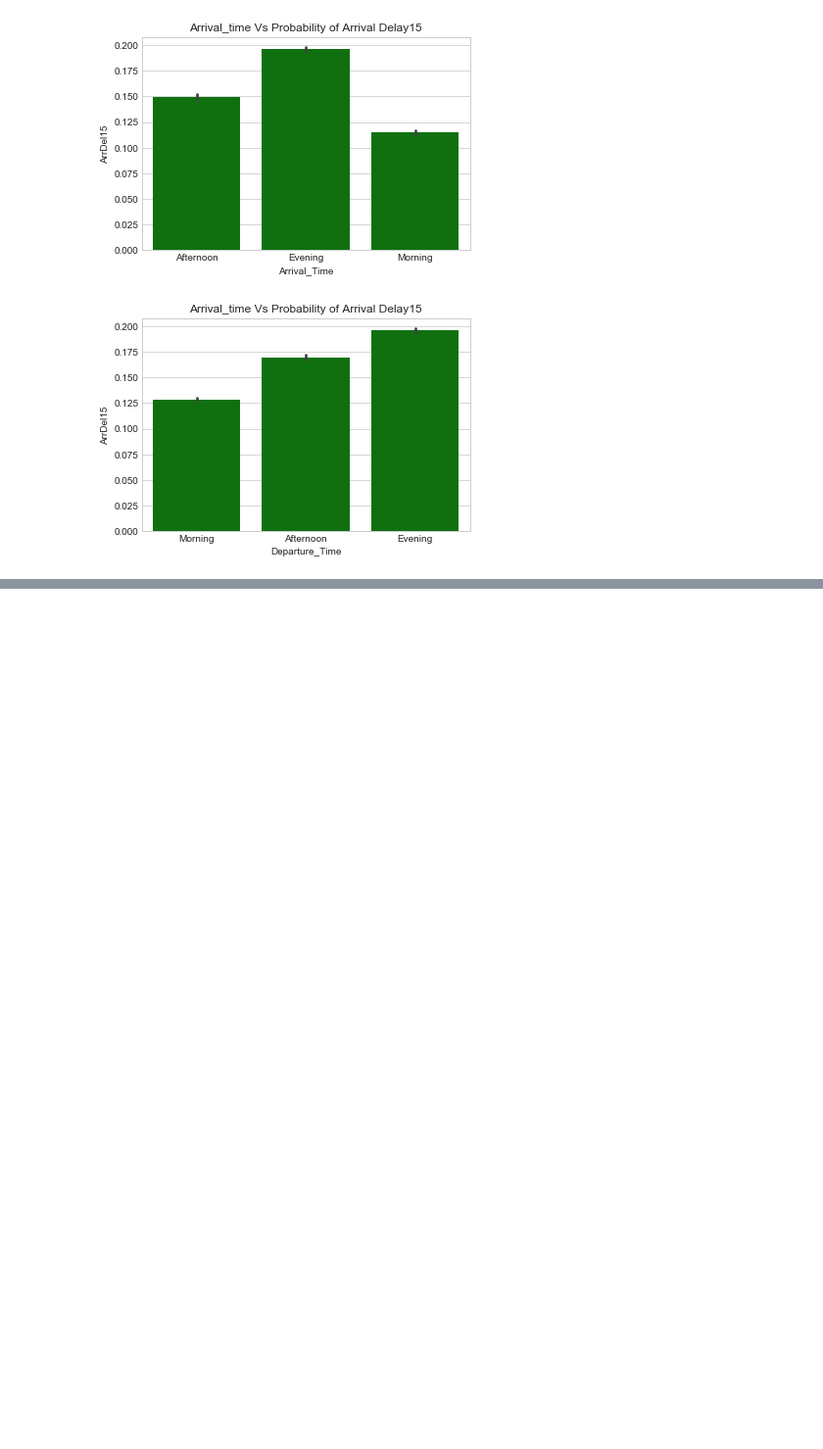
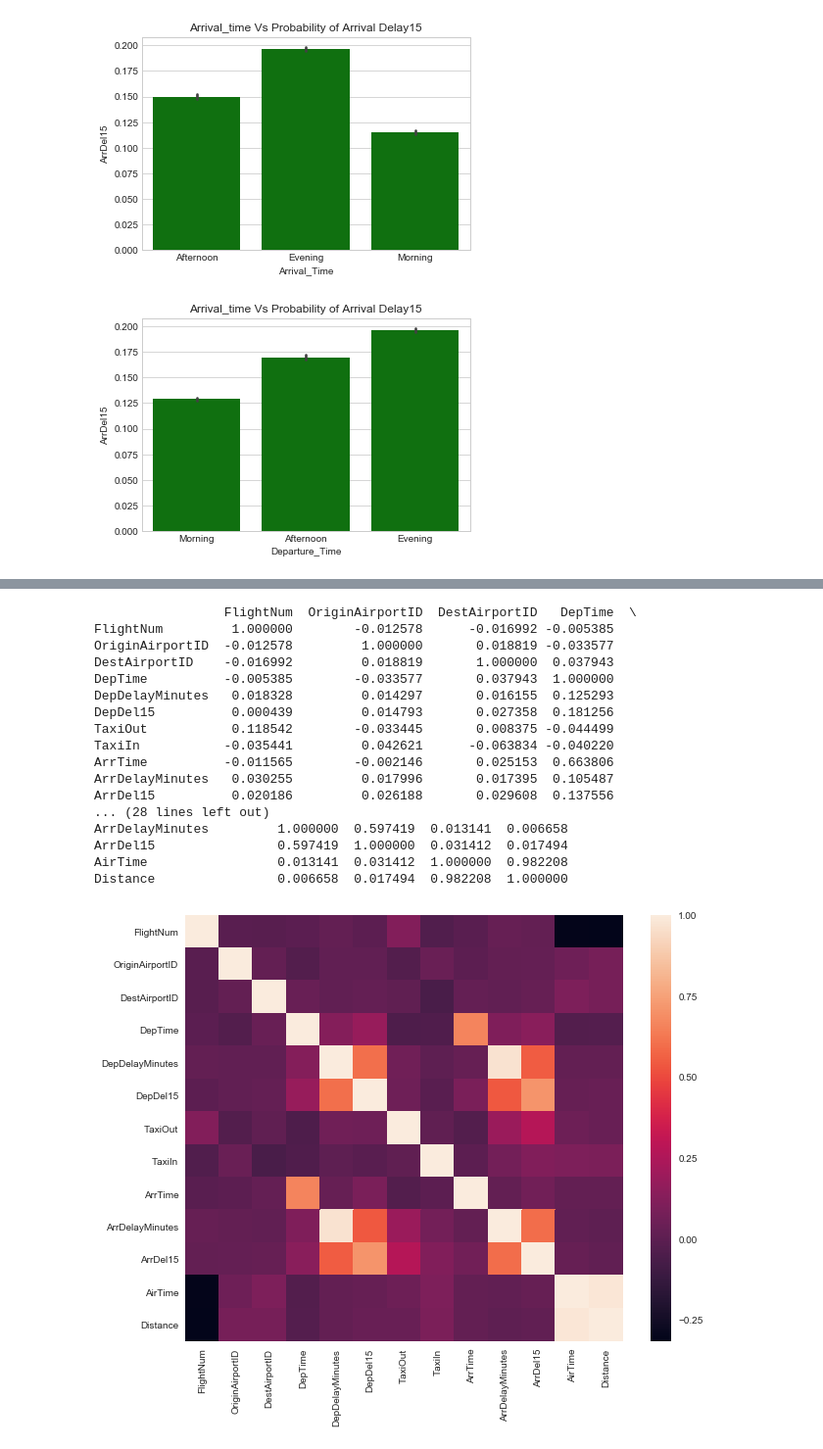
Before and after one commit to mohankumaru/airline_project, a Jupyter notebook: flight_delay.ipynb, the cells around one changed output, grey strips where cells are left out. Shown at 98% size. Cells and saved outputs as stored; diff of their text form; code cells hidden in the pictures; blank space fills up the shorter version.

```diff
--- a/flight_delay.ipynb
+++ b/flight_delay.ipynb
@@ -282,0 +328,12 @@ fig = plt.title("Arrival_time Vs Probability of Arrival Delay15")
+# %%
+#i think these attributs
+df_clean_for_delay = flights.drop(['AirlineID', 'TailNum',
+        'OriginAirportSeqID',
+       'OriginCityMarketID', 'OriginCityName', 'OriginState',
+       'OriginStateFips', 'OriginStateName', 'OriginWac',
+       'DestAirportSeqID', 'DestCityMarketID', 'Dest', 'DestCityName',
+       'DestState', 'DestStateFips', 'DestStateName', 'DestWac', 'DepDelay',
+       'DepartureDelayGroups', 'DepTimeBlk', 'WheelsOff',
+       'WheelsOn', 'ArrDelay', 'ArrivalDelayGroups', 'ArrTimeBlk', 'Cancelled', 'Diverted',
+       'CRSElapsedTime', 'ActualElapsedTime',
+       'DistanceGroup', 'DivAirportLandings', 'Departure_Time'], axis = 1)
@@ -282,0 +351,25 @@ fig = plt.title("Arrival_time Vs Probability of Arrival Delay15")
+# %%
+sns.set(style="white")
+plt.figure(figsize = (10, 8))
+corr = df_clean_for_delay.corr()
+sns.heatmap(corr,  xticklabels=corr.columns, yticklabels=corr.columns)
+print(corr)
+# %% [output]
+                 FlightNum  OriginAirportID  DestAirportID   DepTime  \
+FlightNum         1.000000        -0.012578      -0.016992 -0.005385
+OriginAirportID  -0.012578         1.000000       0.018819 -0.033577
+DestAirportID    -0.016992         0.018819       1.000000  0.037943
+DepTime          -0.005385        -0.033577       0.037943  1.000000
+DepDelayMinutes   0.018328         0.014297       0.016155  0.125293
+DepDel15          0.000439         0.014793       0.027358  0.181256
+TaxiOut           0.118542        -0.033445       0.008375 -0.044499
+TaxiIn           -0.035441         0.042621      -0.063834 -0.040220
+ArrTime          -0.011565        -0.002146       0.025153  0.663806
+ArrDelayMinutes   0.030255         0.017996       0.017395  0.105487
+ArrDel15          0.020186         0.026188       0.029608  0.137556
+... (28 lines left out)
+ArrDelayMinutes         1.000000  0.597419  0.013141  0.006658
+ArrDel15                0.597419  1.000000  0.031412  0.017494
+AirTime                 0.013141  0.031412  1.000000  0.982208
+Distance                0.006658  0.017494  0.982208  1.000000
+[figure, added]
```
Also changed, not shown: parts of 20 cells of this notebook.
